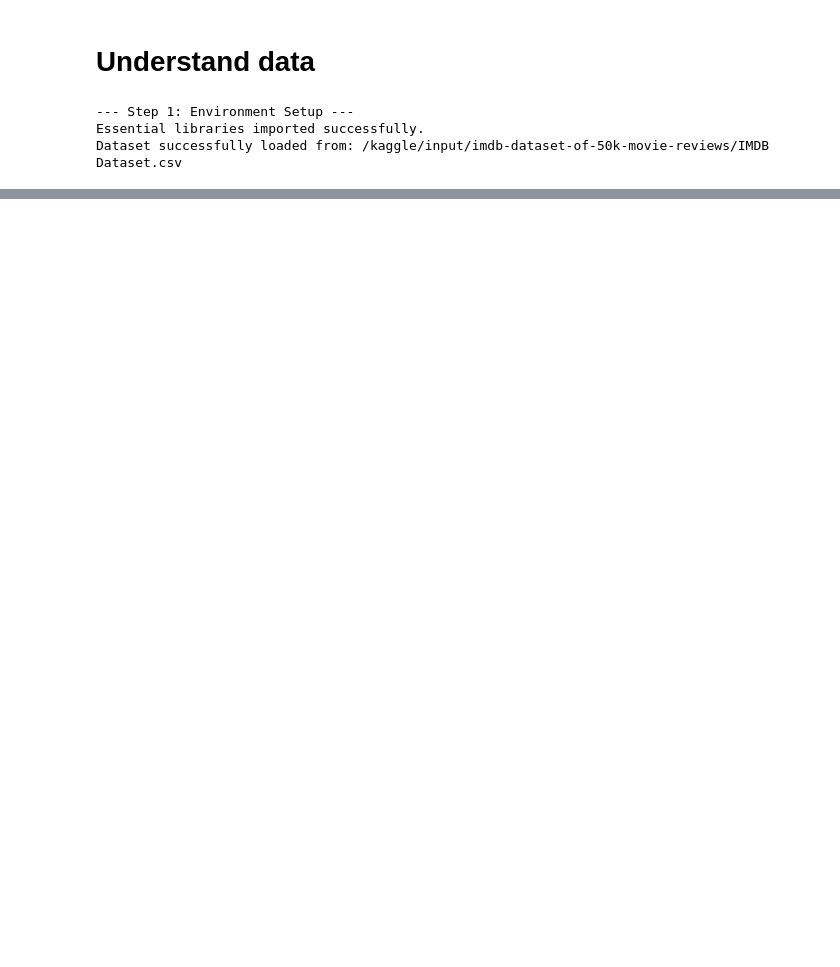
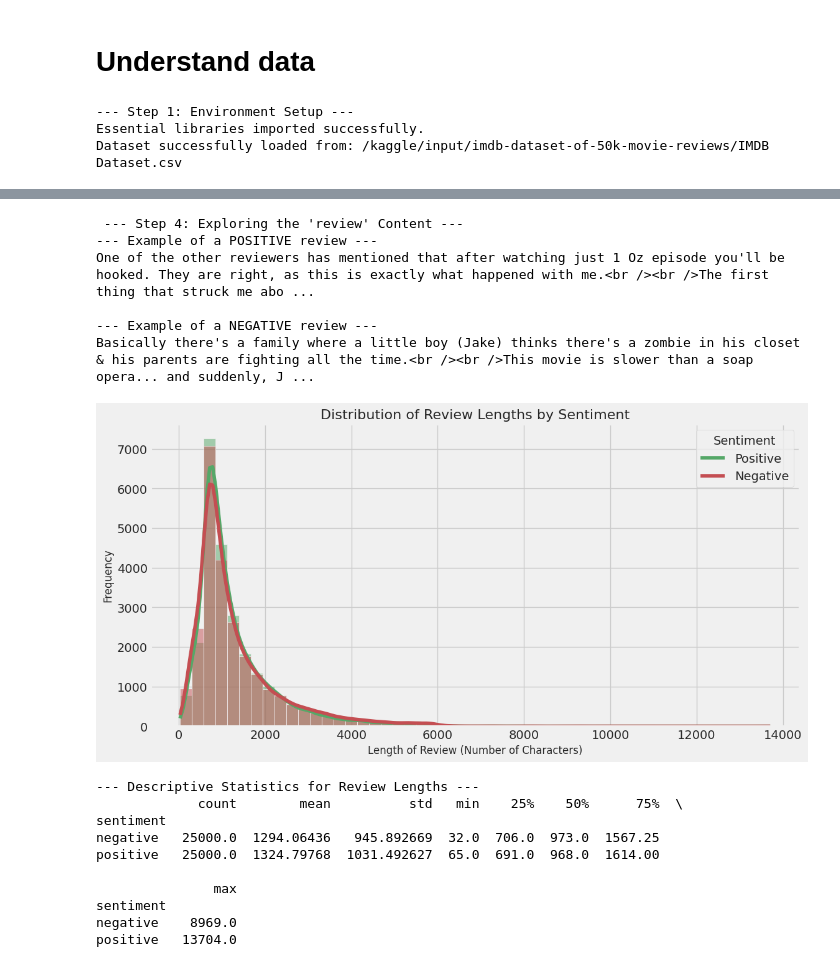
Before and after one commit to alabhastam/IMDB-sentiment, a Jupyter notebook: main.ipynb, the cells around one changed output, grey strips where cells are left out. Drawn from its saved outputs; the diff is of its cells as text; code cells hidden in the pictures; blank space fills up the shorter version.

```diff
--- a/main.ipynb
+++ b/main.ipynb
@@ -30,0 +95,45 @@ Dataset successfully loaded from: /kaggle/input/imdb-dataset-of-50k-movie-review
+# %%
+print("\n --- Step 4: Exploring the 'review' Content ---")
+
+# Display a full positive review (let's pick the first one)
+print("--- Example of a POSITIVE review ---")
+positive_example = df[df['sentiment'] == 'positive']['review'].iloc[0]
+print(positive_example)
+
+# Display a full negative review (let's pick the first one)
+print("\n--- Example of a NEGATIVE review ---")
+negative_example = df[df['sentiment'] == 'negative']['review'].iloc[0]
+print(negative_example)
+
+
+# Let's analyze the length of the reviews
+df['review_length'] = df['review'].apply(len)
+
+plt.figure(figsize=(12, 6))
+sns.histplot(data=df, x='review_length', hue='sentiment', bins=50, kde=True, palette=['#c44e52', '#55a868'])
+plt.title('Distribution of Review Lengths by Sentiment', fontsize=16)
+plt.xlabel('Length of Review (Number of Characters)', fontsize=12)
+plt.ylabel('Frequency', fontsize=12)
+plt.legend(title='Sentiment', labels=['Positive', 'Negative'])
+plt.show()
+
+print("\n--- Descriptive Statistics for Review Lengths ---")
+print(df.groupby('sentiment')['review_length'].describe())
+# %% [output]
+ --- Step 4: Exploring the 'review' Content ---
+--- Example of a POSITIVE review ---
+One of the other reviewers has mentioned that after watching just 1 Oz episode you'll be hooked. They are right, as this is exactly what happened with me.<br /><br />The first thing that struck me abo ...
+
+--- Example of a NEGATIVE review ---
+Basically there's a family where a little boy (Jake) thinks there's a zombie in his closet & his parents are fighting all the time.<br /><br />This movie is slower than a soap opera... and suddenly, J ...
+[figure, added]
+--- Descriptive Statistics for Review Lengths ---
+             count        mean          std   min    25%    50%      75%  \
+sentiment
+negative   25000.0  1294.06436   945.892669  32.0  706.0  973.0  1567.25
+positive   25000.0  1324.79768  1031.492627  65.0  691.0  968.0  1614.00
+
+               max
+sentiment
+negative    8969.0
+positive   13704.0
```
Also changed, not shown: parts of 2 cells of this notebook.
